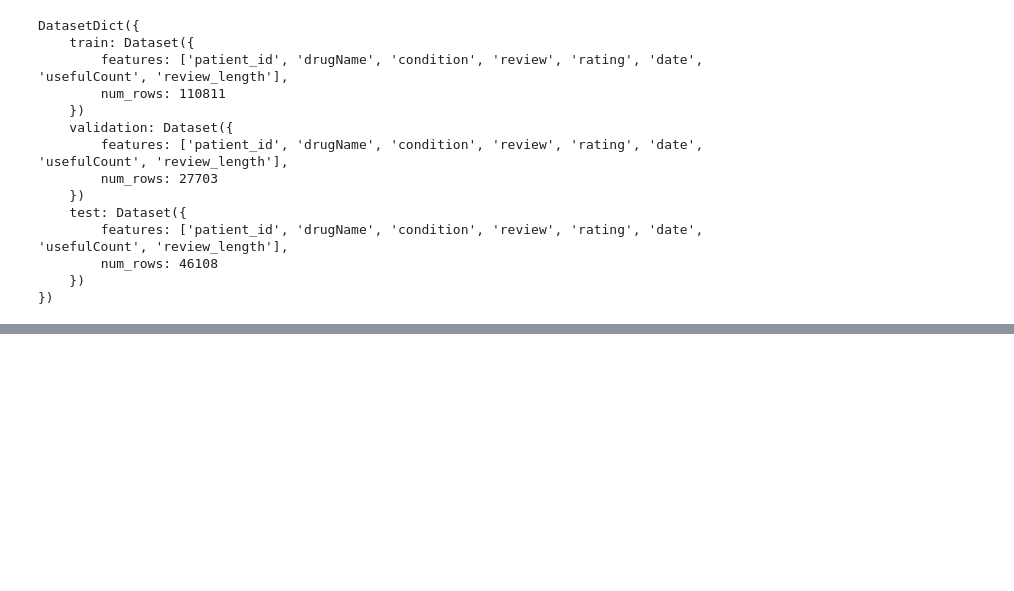
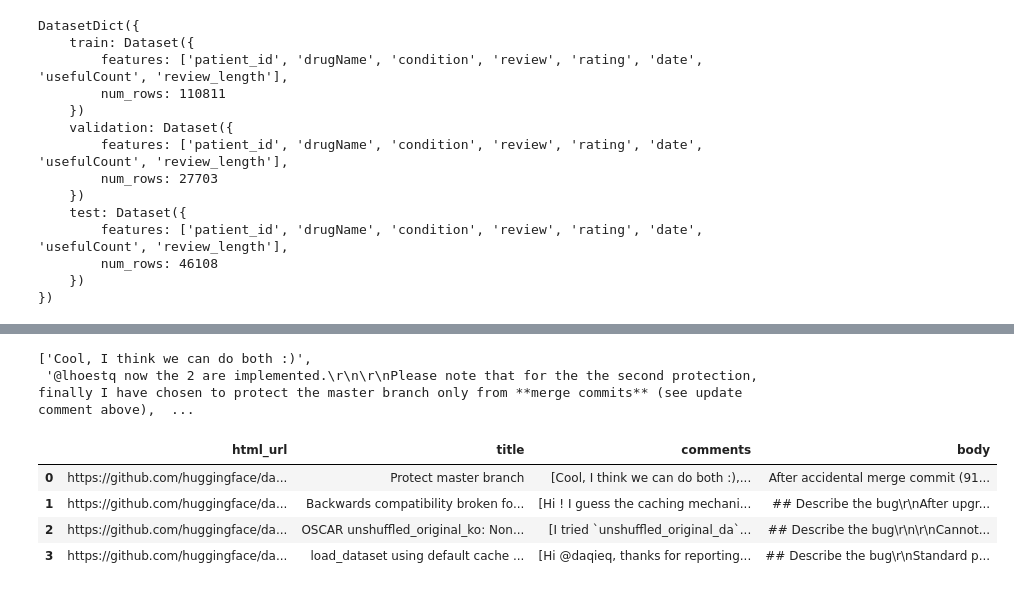
Before and after one commit to ditherr/LTNets, a Jupyter notebook: t-nlp/5 - The Datasets.ipynb, the cells around one changed output, grey strips where cells are left out. Saved outputs shown, nothing was run; the diff lists cells and outputs as text; code cells hidden in the pictures; blank space fills up the shorter version.

```diff
--- a/t-nlp/5 - The Datasets.ipynb
+++ b/t-nlp/5 - The Datasets.ipynb
@@ -785,0 +1349,6 @@ DatasetDict({
+# %%
+from datasets import load_dataset
+
+# issues_dataset = load_dataset("ditherr/github-issues", split="train")
+issues_dataset = load_dataset("lewtun/github-issues", split="train")
+issues_dataset
@@ -785,0 +1368,6 @@ DatasetDict({
+# %%
+issues_dataset = issues_dataset.filter(
+    lambda x: (x["is_pull_request"] == False and len(x["comments"]) > 0)
+)
+
+issues_dataset
@@ -785,0 +1385,6 @@ DatasetDict({
+# %%
+columns = issues_dataset.column_names
+columns_to_keep = ["title", "body", "html_url", "comments"]
+columns_to_remove = set(columns_to_keep).symmetric_difference(columns)
+issues_dataset = issues_dataset.remove_columns(columns_to_remove)
+issues_dataset
@@ -785,0 +1410,16 @@ DatasetDict({
+# %%
+issues_dataset.set_format("pandas")
+df = issues_dataset[:]
+# %%
+df["comments"][0].tolist()
+# %% [output]
+['Cool, I think we can do both :)',
+ '@lhoestq now the 2 are implemented.\r\n\r\nPlease note that for the the second protection, finally I have chosen to protect the master branch only from **merge commits** (see update comment above),  ...
+# %%
+df.head(4)
+# %% [output]
+|  | html_url | title | comments | body |
+| 0 | https://github.com/huggingface/da... | Protect master branch | [Cool, I think we can do both :),... | After accidental merge commit (91... |
+| 1 | https://github.com/huggingface/da... | Backwards compatibility broken fo... | [Hi ! I guess the caching mechani... | ## Describe the bug\r\nAfter upgr... |
+| 2 | https://github.com/huggingface/da... | OSCAR unshuffled_original_ko: Non... | [I tried `unshuffled_original_da`... | ## Describe the bug\r\n\r\nCannot... |
+| 3 | https://github.com/huggingface/da... | load_dataset using default cache ... | [Hi @daqieq, thanks for reporting... | ## Describe the bug\r\nStandard p... |
```
Also changed, not shown: parts of 161 cells of this notebook.
